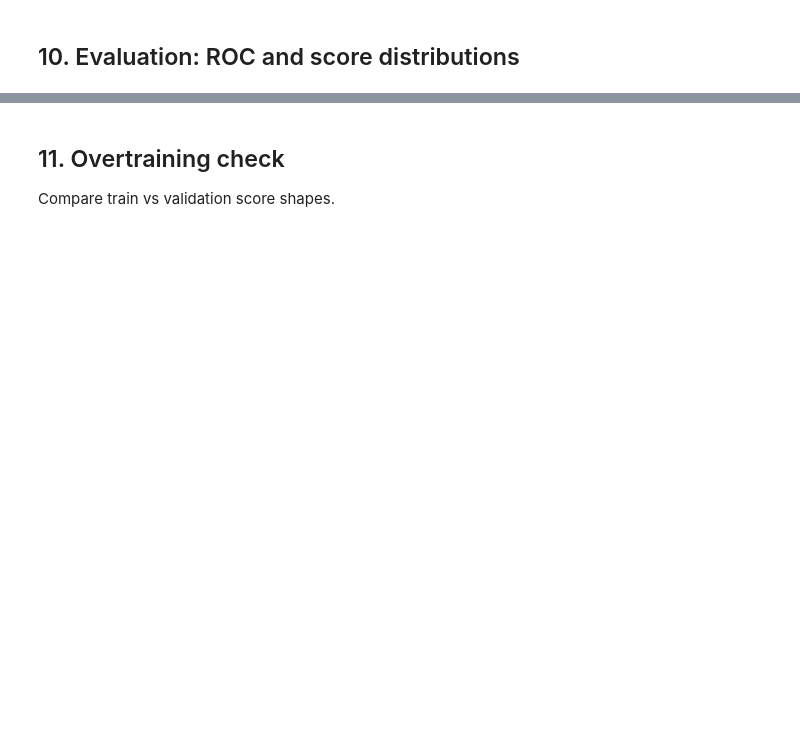
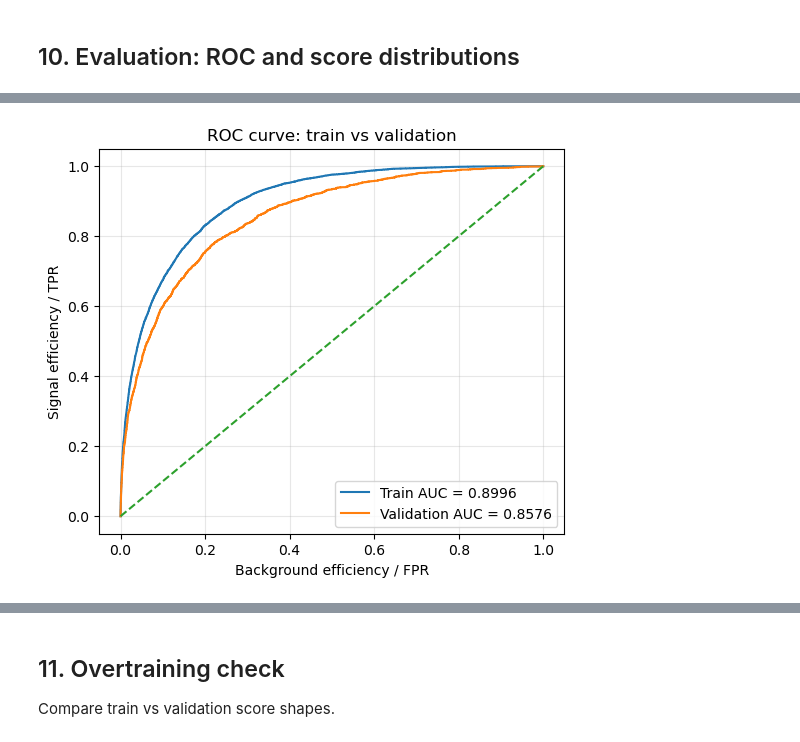
Before and after one commit to kkimeun/MachineLearning, a Jupyter notebook: notebooks/high_Atobb_TTLJ_XGBoost_Training_ONNX.ipynb, the cells around one changed output, grey strips where cells are left out. Drawn from its saved outputs; the diff is of its cells as text; code cells hidden in the pictures; blank space fills up the shorter version.

Commit message:
Update MA-dependent features, training weights, and add KS test

```diff
--- a/notebooks/high_Atobb_TTLJ_XGBoost_Training_ONNX.ipynb
+++ b/notebooks/high_Atobb_TTLJ_XGBoost_Training_ONNX.ipynb
@@ -1005,3 +1146,89 @@ if RUN_SCAN:
     display(scan_df)
 # %% [markdown]
 ## 10. Evaluation: ROC and score distributions
+# %%
+from sklearn.metrics import roc_curve, auc as sklearn_auc
+
+
+# ============================================================
+# Predictions
+# ============================================================
+
+pred_train = model.predict(dtrain)
+pred_val = model.predict(dval)
+
+
+# ============================================================
+# Train ROC / AUC
+# ============================================================
+
+fpr_train, tpr_train, _ = roc_curve(
+    y_train,
+    pred_train,
+    sample_weight=w_train,
+)
+
+auc_train = sklearn_auc(
+    fpr_train,
+    tpr_train,
+)
+
+
+# ============================================================
+# Validation ROC / AUC
+# ============================================================
+
+fpr_val, tpr_val, _ = roc_curve(
+    y_val,
+    pred_val,
+    sample_weight=w_val,
+)
+
+auc_val = sklearn_auc(
+    fpr_val,
+    tpr_val,
+)
+
+
+# ============================================================
+# Print AUC comparison
+# ============================================================
+
+print(f"Train AUC      = {auc_train:.6f}")
+print(f"Validation AUC = {auc_val:.6f}")
+print(f"AUC gap        = {auc_train - auc_val:.6f}")
+
+
+# ============================================================
+# ROC curve: train vs validation
+# ============================================================
+
+plt.figure(figsize=(6, 5))
+
+plt.plot(
+    fpr_train,
+    tpr_train,
+    label=f"Train AUC = {auc_train:.4f}",
+)
+
+plt.plot(
+    fpr_val,
+    tpr_val,
+    label=f"Validation AUC = {auc_val:.4f}",
+)
+
+plt.plot(
+    [0, 1],
+    [0, 1],
+    linestyle="--",
+)
+
+plt.xlabel("Background efficiency / FPR")
+plt.ylabel("Signal efficiency / TPR")
+plt.title("ROC curve: train vs validation")
+
+plt.legend()
+plt.grid(True, alpha=0.3)
+
+plt.show()
+# %% [output]
@@ -1008,3 +1238,4 @@ if RUN_SCAN:
+[figure, added]
 # %%
 from sklearn.metrics import roc_curve, auc as sklearn_auc
 
```
Also changed, not shown: parts of 19 cells of this notebook.
